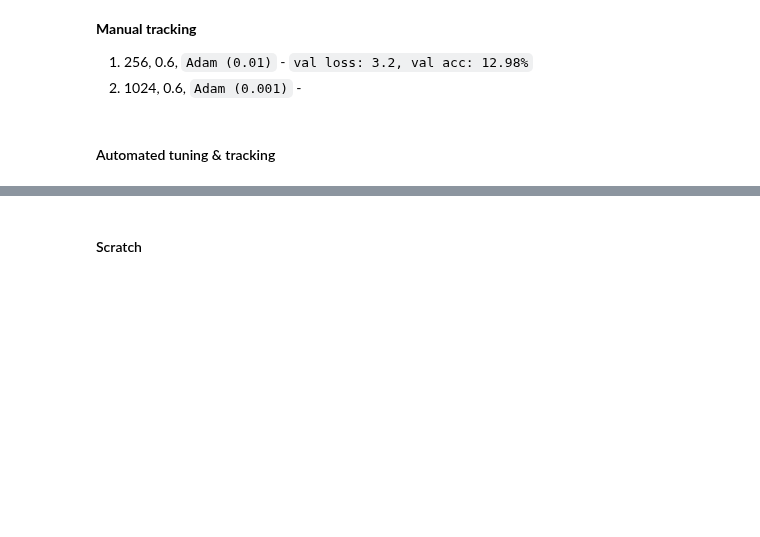
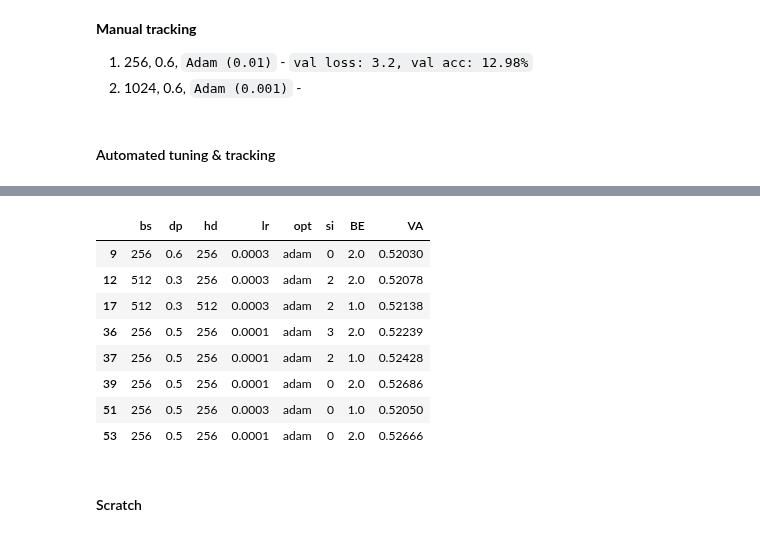
Before and after one commit to cjbayron/autochord, a Jupyter notebook: train.ipynb, the cells around one changed output, grey strips where cells are left out. Saved outputs shown, nothing was run; the diff lists cells and outputs as text; code cells hidden in the pictures; blank space fills up the shorter version.

```diff
--- a/train.ipynb
+++ b/train.ipynb
@@ -458,9 +457,20 @@ print(best)
 # %%
 runs = guild.runs()
 df_exps = runs.compare()
 
 _COMPARE_COLS = ['bs','dp','hd','lr','opt','si','BE','VA']
-df_exps[_COMPARE_COLS]
+comps = df_exps[_COMPARE_COLS][:65]
+comps[comps.VA > 0.52]
+# %% [output]
+|  | bs | dp | hd | lr | opt | si | BE | VA |
+| 9 | 256 | 0.6 | 256 | 0.0003 | adam | 0 | 2.0 | 0.52030 |
+| 12 | 512 | 0.3 | 256 | 0.0003 | adam | 2 | 2.0 | 0.52078 |
+| 17 | 512 | 0.3 | 512 | 0.0003 | adam | 2 | 1.0 | 0.52138 |
+| 36 | 256 | 0.5 | 256 | 0.0001 | adam | 3 | 2.0 | 0.52239 |
+| 37 | 256 | 0.5 | 256 | 0.0001 | adam | 2 | 1.0 | 0.52428 |
+| 39 | 256 | 0.5 | 256 | 0.0001 | adam | 0 | 2.0 | 0.52686 |
+| 51 | 256 | 0.5 | 256 | 0.0003 | adam | 0 | 1.0 | 0.52050 |
+| 53 | 256 | 0.5 | 256 | 0.0001 | adam | 0 | 2.0 | 0.52666 |
 # %% [markdown]
 #### Scratch
 # %%
```
Also changed, not shown: parts of 1 cell of this notebook, 1 other file.
